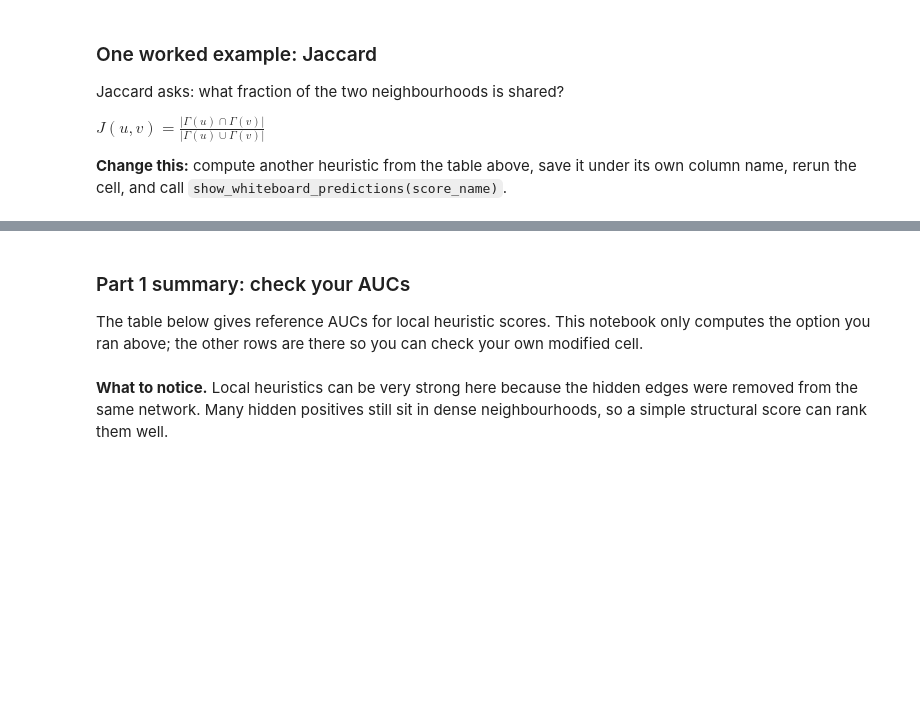
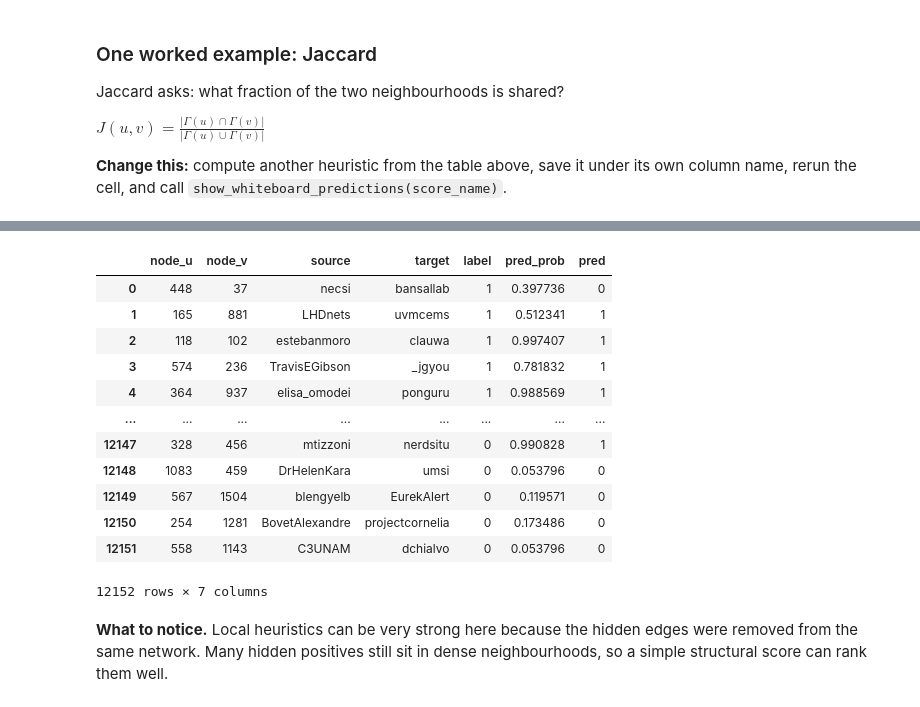
Before and after one commit to sekulovskin/NetworkScience, a Jupyter notebook: Practicals/day3/day3b_link_prediction.ipynb, the cells around one changed output, grey strips where cells are left out. Cells and saved outputs as stored; diff of their text form; code cells hidden in the pictures; blank space fills up the shorter version.

```diff
--- a/Practicals/day3/day3b_link_prediction.ipynb
+++ b/Practicals/day3/day3b_link_prediction.ipynb
@@ -349,4 +412,0 @@ show_whiteboard_predictions(score_name)
-# %% [markdown]
-### Part 1 summary: check your AUCs
-
-The table below gives reference AUCs for local heuristic scores. This notebook only computes the option you ran above; the other rows are there so you can check your own modified cell.
@@ -376,3 +413,20 @@ display(summary.fillna("not run"))
+# %%
+# create_predictions("jaccard") updates test_prediction_log["jaccard"] with the predictions
+test_prediction_log["jaccard"]
+# %% [output]
+|  | node_u | node_v | source | target | label | pred_prob | pred |
+| 0 | 448 | 37 | necsi | bansallab | 1 | 0.397736 | 0 |
+| 1 | 165 | 881 | LHDnets | uvmcems | 1 | 0.512341 | 1 |
+| 2 | 118 | 102 | estebanmoro | clauwa | 1 | 0.997407 | 1 |
+| 3 | 574 | 236 | TravisEGibson | _jgyou | 1 | 0.781832 | 1 |
+| 4 | 364 | 937 | elisa_omodei | ponguru | 1 | 0.988569 | 1 |
+| ... | ... | ... | ... | ... | ... | ... | ... |
+| 12147 | 328 | 456 | mtizzoni | nerdsitu | 0 | 0.990828 | 1 |
+| 12148 | 1083 | 459 | DrHelenKara | umsi | 0 | 0.053796 | 0 |
+| 12149 | 567 | 1504 | blengyelb | EurekAlert | 0 | 0.119571 | 0 |
+| 12150 | 254 | 1281 | BovetAlexandre | projectcornelia | 0 | 0.173486 | 0 |
+| 12151 | 558 | 1143 | C3UNAM | dchialvo | 0 | 0.053796 | 0 |
+12152 rows × 7 columns
 # %% [markdown]
 **What to notice.** Local heuristics can be very strong here because the hidden edges were removed from the same network. Many hidden positives still sit in dense neighbourhoods, so a simple structural score can rank them well.
 # %% [markdown]
```
Also changed, not shown: parts of 30 cells of this notebook.
